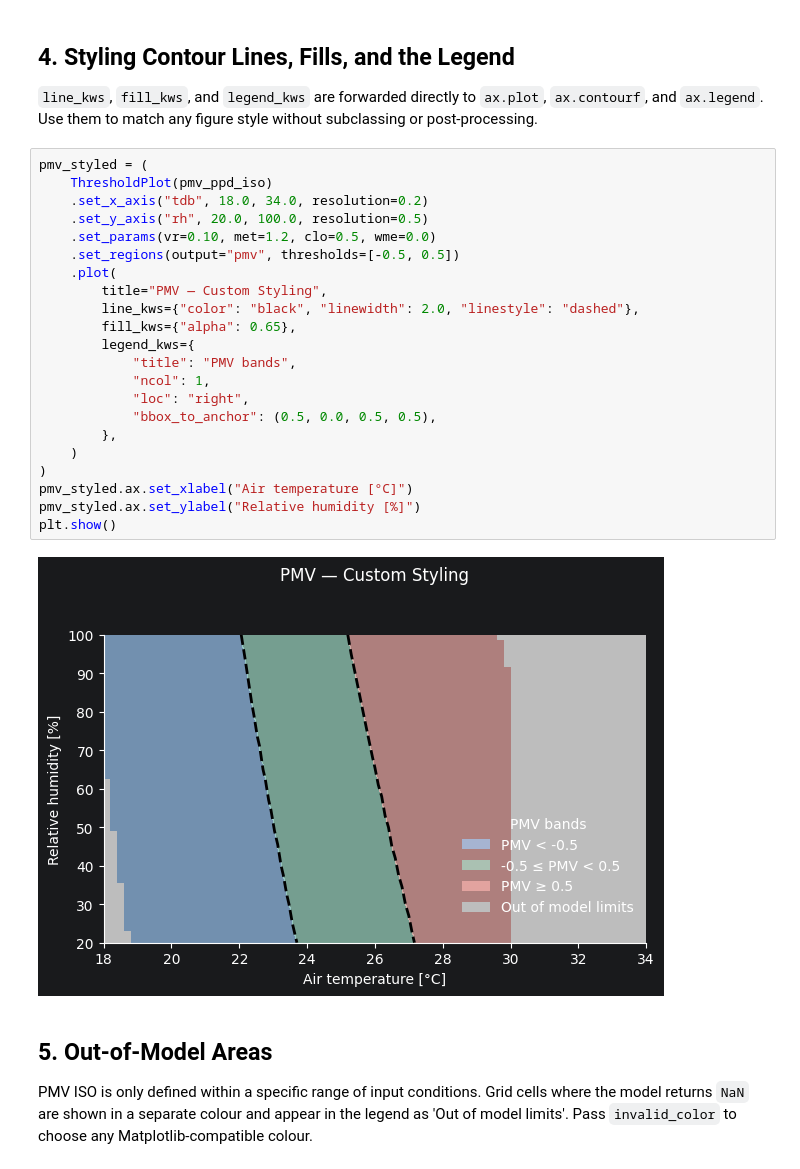
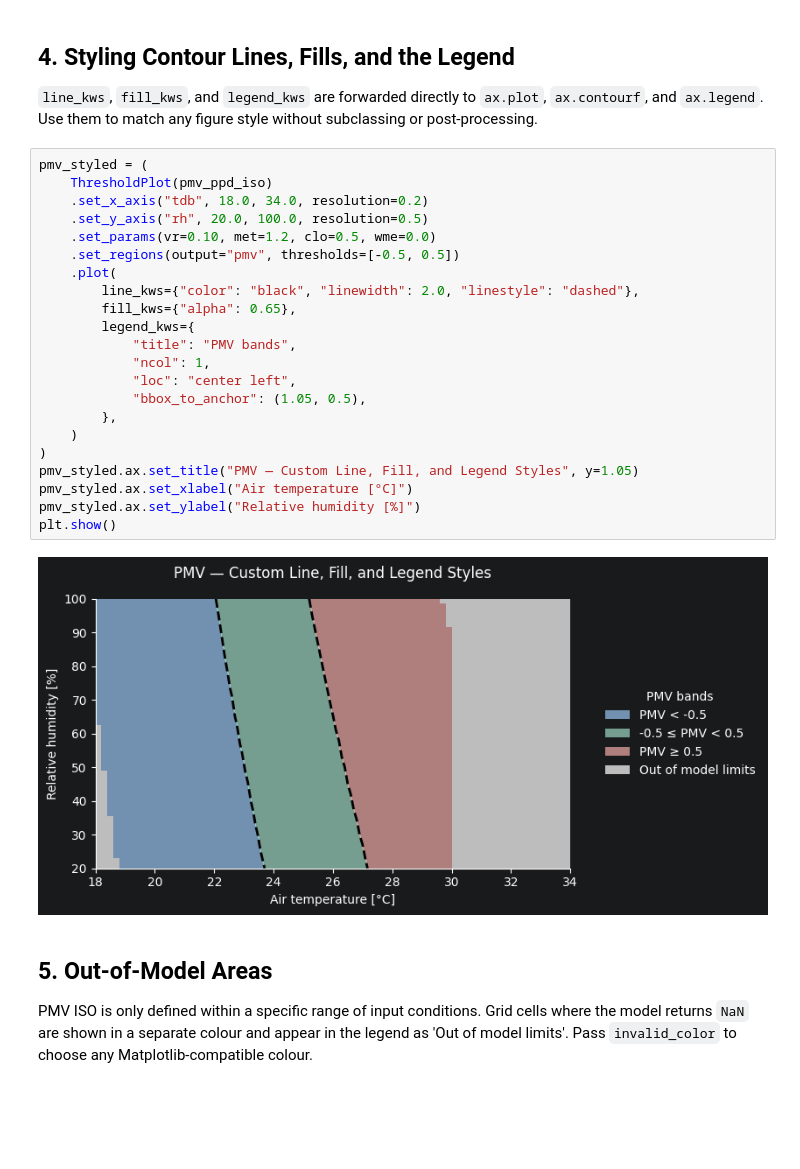
Before and after one commit to HuiHuangWYU/pythermalcomfort, a Jupyter notebook: docs/documentation/plots/matplotlib/threshold_plot.ipynb, the cells around one changed output. Drawn from its saved outputs; the diff is of its cells as text; blank space fills up the shorter version.

```diff
--- a/docs/documentation/plots/matplotlib/threshold_plot.ipynb
+++ b/docs/documentation/plots/matplotlib/threshold_plot.ipynb
@@ -73,27 +73,27 @@ plt.show()
 # %%
 pmv_styled = (
     ThresholdPlot(pmv_ppd_iso)
     .set_x_axis("tdb", 18.0, 34.0, resolution=0.2)
     .set_y_axis("rh", 20.0, 100.0, resolution=0.5)
     .set_params(vr=0.10, met=1.2, clo=0.5, wme=0.0)
     .set_regions(output="pmv", thresholds=[-0.5, 0.5])
     .plot(
-        title="PMV — Custom Styling",
         line_kws={"color": "black", "linewidth": 2.0, "linestyle": "dashed"},
         fill_kws={"alpha": 0.65},
         legend_kws={
             "title": "PMV bands",
             "ncol": 1,
-            "loc": "right",
-            "bbox_to_anchor": (0.5, 0.0, 0.5, 0.5),
+            "loc": "center left",
+            "bbox_to_anchor": (1.05, 0.5),
         },
     )
 )
+pmv_styled.ax.set_title("PMV — Custom Line, Fill, and Legend Styles", y=1.05)
 pmv_styled.ax.set_xlabel("Air temperature [°C]")
 pmv_styled.ax.set_ylabel("Relative humidity [%]")
 plt.show()
 # %% [output]
-[figure, old version]
+[figure, new version]
 # %% [markdown]
 ## 5. Out-of-Model Areas
 
```
